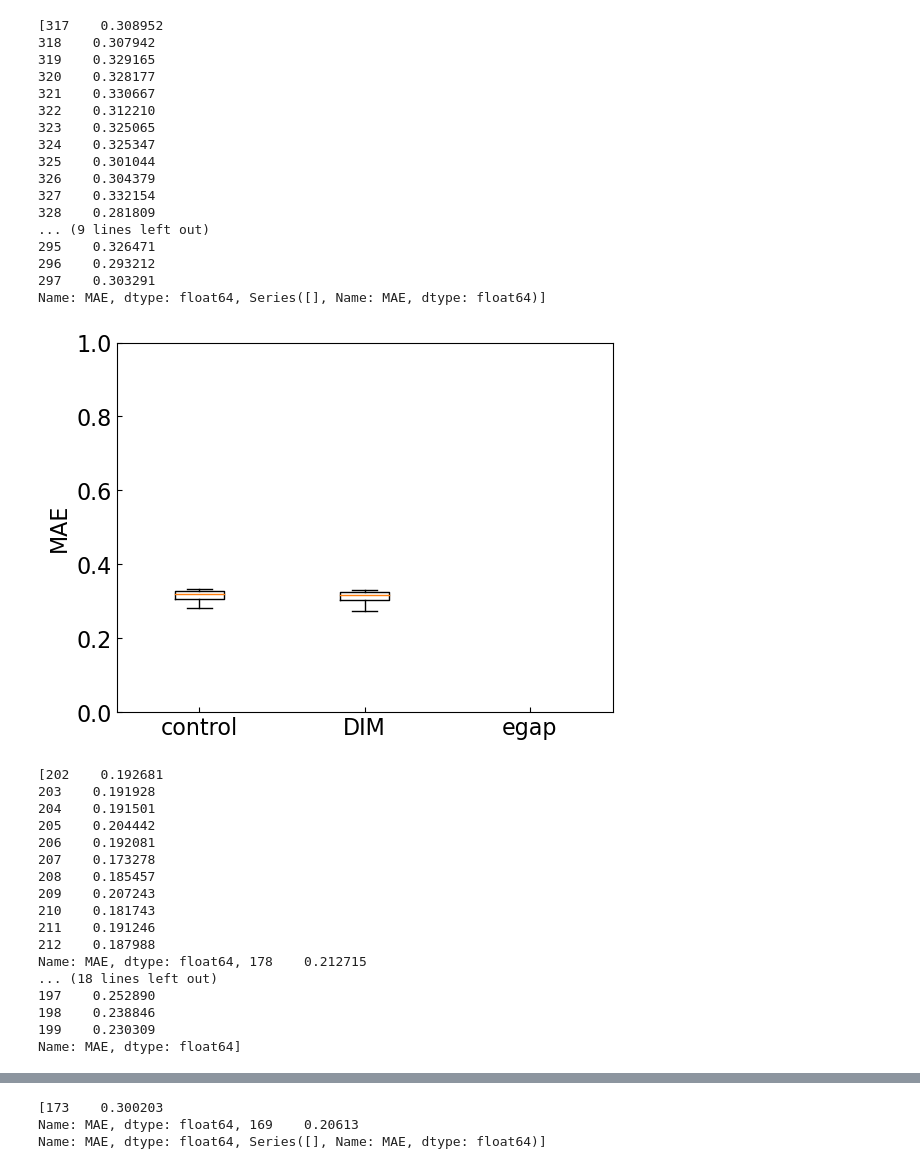
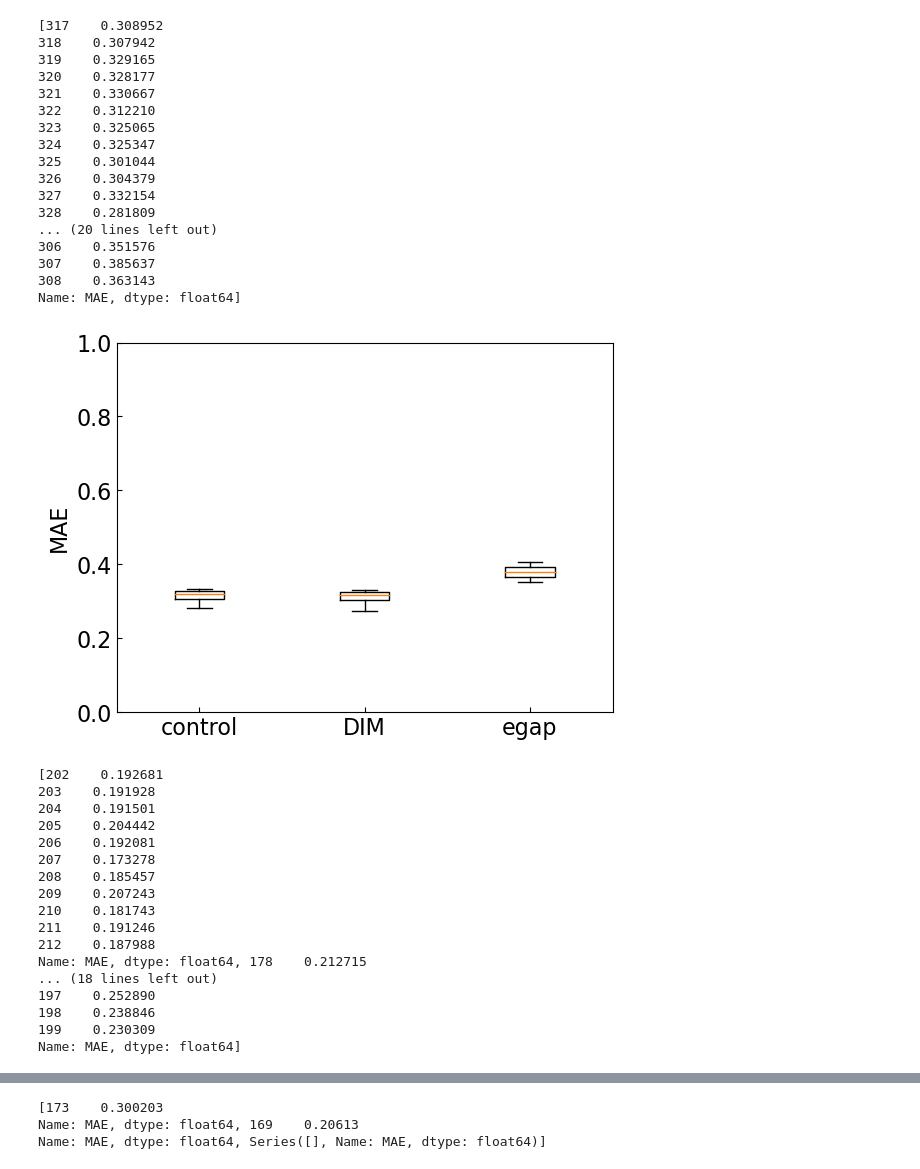
Before and after one commit to mm04926412/Site-Net, a Jupyter notebook: Downstream_MAEs_to_plots.ipynb, the cells around one changed output, grey strips where cells are left out. Saved outputs shown, nothing was run; the diff lists cells and outputs as text; code cells hidden in the pictures.

```diff
--- a/Downstream_MAEs_to_plots.ipynb
+++ b/Downstream_MAEs_to_plots.ipynb
@@ -16,7 +16,7 @@ DownMAE = pd.read_csv("Downstream_MAEs.csv",header=None,names=["filename","MAE"]
 print(DownMAE[DownMAE["filename"].str.contains("eform_compact_dim_s250_initial_downstream_Neither")])
 
 box_plot_1 = [["eform_compact_dim_s100_initial_downstream_Neither_", "eform_compact_dim_s100_DIM_downstream_Neither_DIM_eform_", "eform_compact_dim_s100_DIM_downstream_Neither_Supervised_egap_"],["control","DIM","egap"],"eform_s100_transfer.png",[0.0,1.0]]
-box_plot_2 = [["eform_compact_dim_s250_initial_downstream_Neither_","eform_compact_dim_s250_DIM_downstream_Neither_DIM_eform_","eform_compact_dim_s250_DIM_downstream_Neither_Supervised_eform_"],["control","DIM","egap"],"eform_s250_transfer.png",[0.0,1.0]]
+box_plot_2 = [["eform_compact_dim_s250_initial_downstream_Neither_","eform_compact_dim_s250_DIM_downstream_Neither_DIM_eform_","eform_compact_dim_s250_DIM_downstream_Neither_Supervised_egap_"],["control","DIM","egap"],"eform_s250_transfer.png",[0.0,1.0]]
 box_plot_3 = [["eform_compact_dim_s1000_initial_downstream_Neither_", "eform_compact_dim_s1000_DIM_downstream_Neither_DIM_eform_", "eform_compact_dim_s1000_DIM_downstream_Neither_Supervised_egap_"],["control","DIM","egap"],"eform_s1000_transfer.png",[0.0,1.0]]
 box_plot_4 = [["eform_compact_dim_s10000_initial_downstream_Both_", "eform_compact_dim_s10000_DIM_downstream_Both_DIM_eform_", "eform_compact_dim_s10000_DIM_downstream_Both_Supervised_egap_"],["control","DIM","egap"],"eform_s10000_transfer.png",[0.0,1.0]]
 box_plot_queue = [box_plot_1,box_plot_2,box_plot_3,box_plot_4]
@@ -34,39 +34,39 @@ for plots in box_plot_queue:
                                               filename       MAE
 317  eform_compact_dim_s250_initial_downstream_Neit...  0.308952
 318  eform_compact_dim_s250_initial_downstream_Neit...  0.307942
 319  eform_compact_dim_s250_initial_downstream_Neit...  0.329165
 320  eform_compact_dim_s250_initial_downstream_Neit...  0.328177
 321  eform_compact_dim_s250_initial_downstream_Neit...  0.330667
 322  eform_compact_dim_s250_initial_downstream_Neit...  0.312210
 323  eform_compact_dim_s250_initial_downstream_Neit...  0.325065
 324  eform_compact_dim_s250_initial_downstream_Neit...  0.325347
 325  eform_compact_dim_s250_initial_downstream_Neit...  0.301044
 326  eform_compact_dim_s250_initial_downstream_Neit...  0.304379
 327  eform_compact_dim_s250_initial_downstream_Neit...  0.332154
 ... (35 lines left out)
 248    0.485280
 249    0.458445
 250    0.492727
 Name: MAE, dtype: float64]
 [figure]
 [317    0.308952
 318    0.307942
 319    0.329165
 320    0.328177
 321    0.330667
 322    0.312210
 323    0.325065
 324    0.325347
 325    0.301044
 326    0.304379
 327    0.332154
 328    0.281809
-... (9 lines left out)
-295    0.326471
-296    0.293212
-297    0.303291
-Name: MAE, dtype: float64, Series([], Name: MAE, dtype: float64)]
+... (20 lines left out)
+306    0.351576
+307    0.385637
+308    0.363143
+Name: MAE, dtype: float64]
-[figure, old version]
+[figure, new version]
 [202    0.192681
 203    0.191928
 204    0.191501
```
Also changed, not shown: parts of 4 cells of this notebook, 4 other files.
